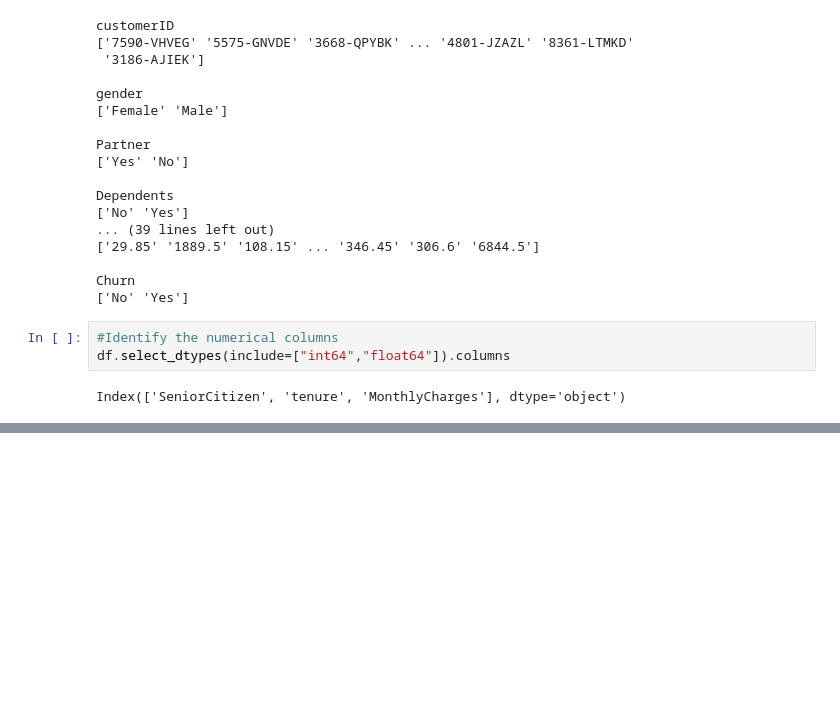
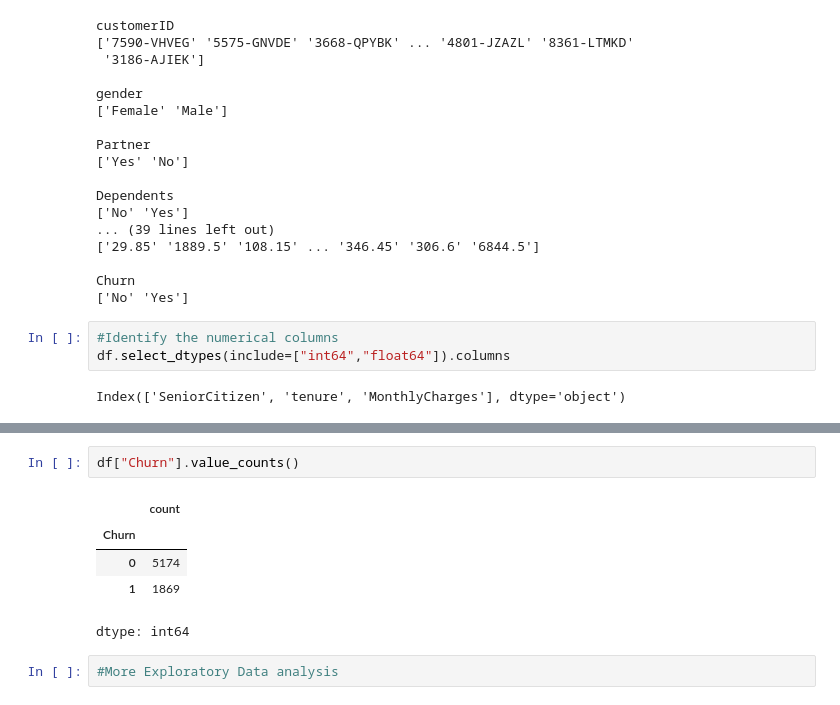
Before and after one commit to RabinPhuyal/Customer-Churn-Prediction-Neural-Network, a Jupyter notebook: Customer_Churn_Prediction_Neural_Network.ipynb, the cells around one changed output, grey strips where cells are left out. Cells and saved outputs as stored; diff of their text form; blank space fills up the shorter version.

```diff
--- a/Customer_Churn_Prediction_Neural_Network.ipynb
+++ b/Customer_Churn_Prediction_Neural_Network.ipynb
@@ -376,0 +451,10 @@ Index(['SeniorCitizen', 'tenure', 'MonthlyCharges'], dtype='object')
+# %%
+df["Churn"].value_counts()
+# %% [output]
+|  | count |
+| Churn |  |
+| 0 | 5174 |
+| 1 | 1869 |
+dtype: int64
+# %%
+#More Exploratory Data analysis
```
Also changed, not shown: parts of 31 cells of this notebook.
